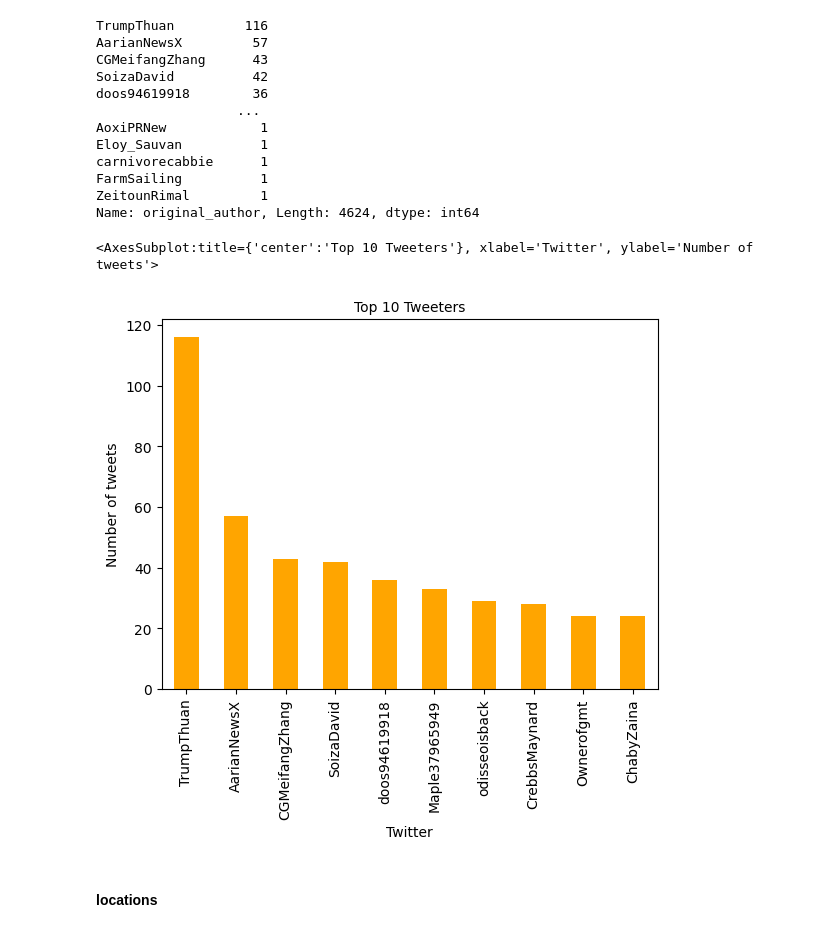
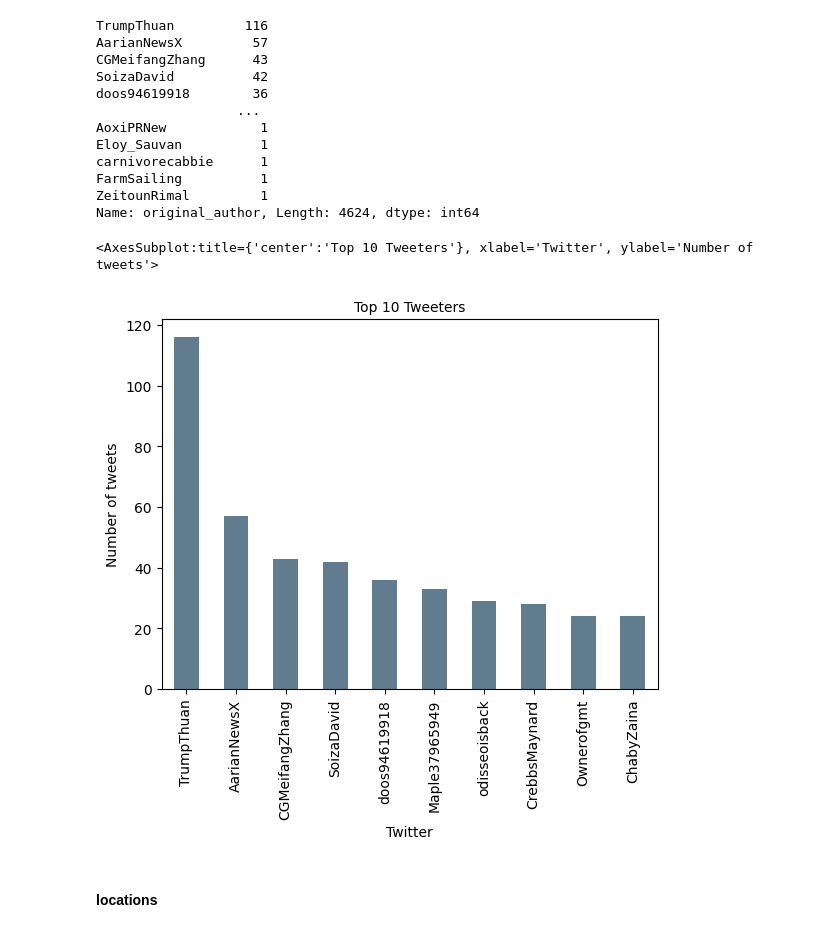
Before and after one commit to Fisseha-Estifanos/Twitter-Data-Analysis, a Jupyter notebook: notebooks/EDA.ipynb, the cells around one changed output. Saved outputs shown, nothing was run; the diff lists cells and outputs as text; code cells hidden in the pictures.

```diff
--- a/notebooks/EDA.ipynb
+++ b/notebooks/EDA.ipynb
@@ -132,14 +211,14 @@ Name: original_author, Length: 4624, dtype: int64
 # %%
 fig, ax = plt.subplots()
 ax.tick_params(axis='x', labelsize=10)
 ax.tick_params(axis='y', labelsize=10)
 ax.set_xlabel('Twitter', fontsize=10)
 ax.set_ylabel('Number of tweets' , fontsize=10)
 ax.set_title('Top 10 Tweeters', fontsize=10)
-tweets_df.original_author.value_counts()[:10].plot(ax=ax, kind='bar', color='orange')
+tweets_df.original_author.value_counts()[:10].plot(ax=ax, kind='bar', color='#607c8e')
 # %% [output]
 <AxesSubplot:title={'center':'Top 10 Tweeters'}, xlabel='Twitter', ylabel='Number of tweets'>
-[figure, old version]
+[figure, new version]
 # %% [markdown]
 #### locations
 # %%
```
Also changed, not shown: parts of 13 cells of this notebook.
